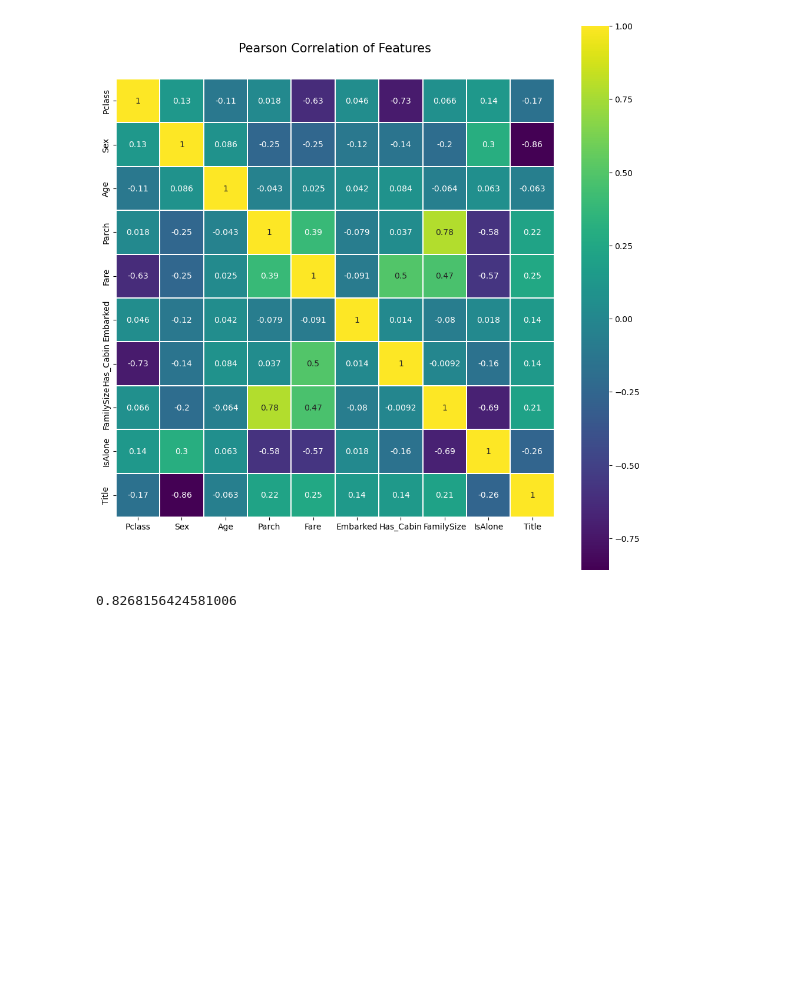
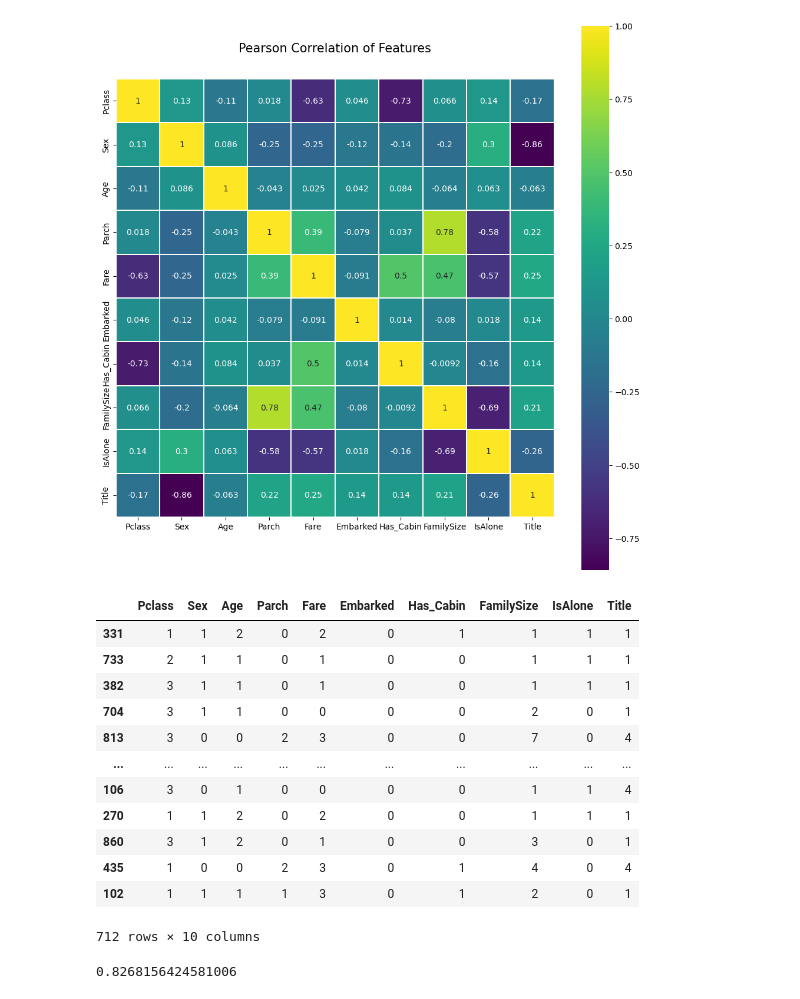
Before and after one commit to edchav/Trees-Boosting, a Jupyter notebook: trees_boosting.ipynb, the cells around one changed output. Drawn from its saved outputs; the diff is of its cells as text; code cells hidden in the pictures; blank space fills up the shorter version.

```diff
--- a/trees_boosting.ipynb
+++ b/trees_boosting.ipynb
@@ -690,6 +774,21 @@ plt.show()
 [figure]
 # %%
 X_train, X_test, y_train, y_test = train_test_split(X_train, y_train, test_size=0.2, random_state=42)
+X_train
+# %% [output]
+|  | Pclass | Sex | Age | Parch | Fare | Embarked | Has_Cabin | FamilySize | IsAlone | Title |
+| 331 | 1 | 1 | 2 | 0 | 2 | 0 | 1 | 1 | 1 | 1 |
+| 733 | 2 | 1 | 1 | 0 | 1 | 0 | 0 | 1 | 1 | 1 |
+| 382 | 3 | 1 | 1 | 0 | 1 | 0 | 0 | 1 | 1 | 1 |
+| 704 | 3 | 1 | 1 | 0 | 0 | 0 | 0 | 2 | 0 | 1 |
+| 813 | 3 | 0 | 0 | 2 | 3 | 0 | 0 | 7 | 0 | 4 |
+| ... | ... | ... | ... | ... | ... | ... | ... | ... | ... | ... |
+| 106 | 3 | 0 | 1 | 0 | 0 | 0 | 0 | 1 | 1 | 4 |
+| 270 | 1 | 1 | 2 | 0 | 2 | 0 | 0 | 1 | 1 | 1 |
+| 860 | 3 | 1 | 2 | 0 | 1 | 0 | 0 | 3 | 0 | 1 |
+| 435 | 1 | 0 | 0 | 2 | 3 | 0 | 1 | 4 | 0 | 4 |
+| 102 | 1 | 1 | 1 | 1 | 3 | 0 | 1 | 2 | 0 | 1 |
+712 rows × 10 columns
 # %%
 X_train = X_train.values
 y_train = y_train.values
```
Also changed, not shown: parts of 11 cells of this notebook, 7 other files.
